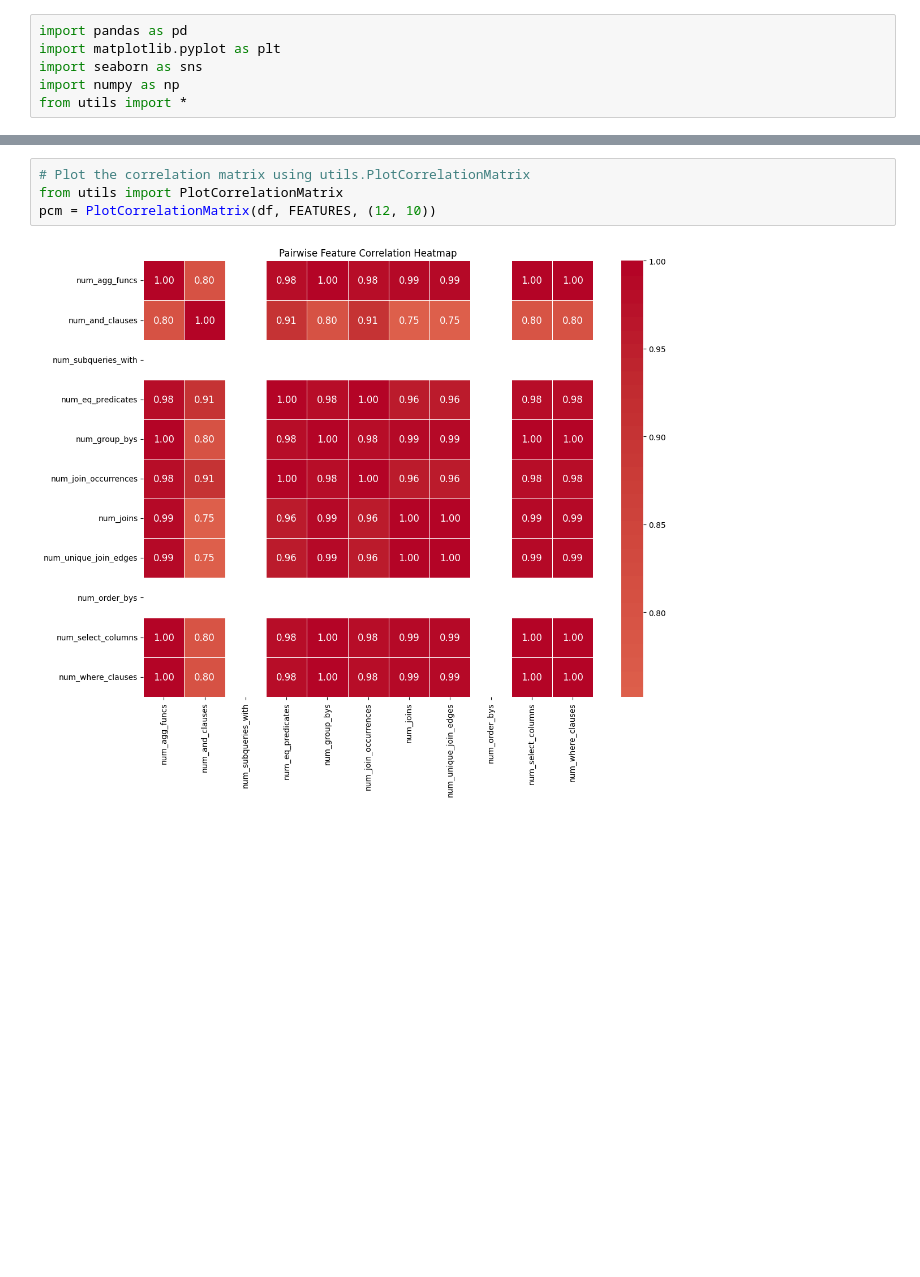
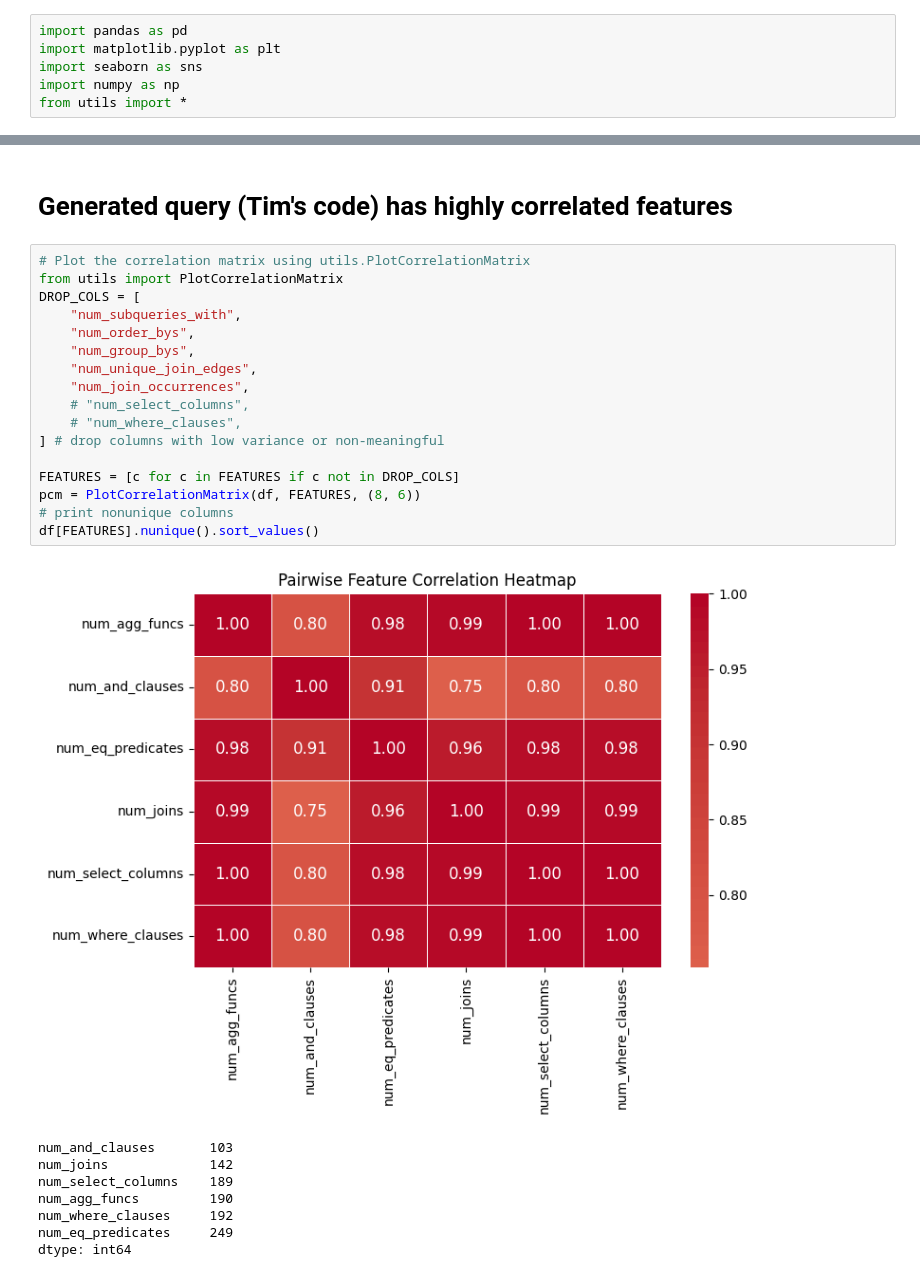
Before and after one commit to InfiniData-Lab/InferQ, a Jupyter notebook: analysis/rdbms.ipynb, the cells around one changed output, grey strips where cells are left out. Drawn from its saved outputs; the diff is of its cells as text; blank space fills up the shorter version.

Commit message:
More analysis and figures

```diff
--- a/analysis/rdbms.ipynb
+++ b/analysis/rdbms.ipynb
@@ -53,10 +57,32 @@ Rows after dropping NaNs in FEATURES: 775
 Rows after filtering automatic simulation: 775
 Number of numeric feature columns: 11
 FEATURES sample: ['num_agg_funcs', 'num_and_clauses', 'num_subqueries_with', 'num_eq_predicates', 'num_group_bys', 'num_join_occurrences', 'num_joins', 'num_unique_join_edges', 'num_order_bys', 'num_s ...
+# %% [markdown]
+# Generated query (Tim's code) has highly correlated features
 # %%
 # Plot the correlation matrix using utils.PlotCorrelationMatrix
 from utils import PlotCorrelationMatrix
-pcm = PlotCorrelationMatrix(df, FEATURES, (12, 10))
+DROP_COLS = [
+    "num_subqueries_with",
+    "num_order_bys",
+    "num_group_bys",
+    "num_unique_join_edges",
+    "num_join_occurrences",
+    # "num_select_columns",
+    # "num_where_clauses",
+] # drop columns with low variance or non-meaningful
+
+FEATURES = [c for c in FEATURES if c not in DROP_COLS]
+pcm = PlotCorrelationMatrix(df, FEATURES, (8, 6))
+# print nonunique columns
+df[FEATURES].nunique().sort_values()
 # %% [output]
-[figure, old version]
+[figure, new version]
+num_and_clauses       103
+num_joins             142
+num_select_columns    189
+num_agg_funcs         190
+num_where_clauses     192
+num_eq_predicates     249
+dtype: int64
 # %%
```
Also changed, not shown: parts of 11 cells of this notebook.
